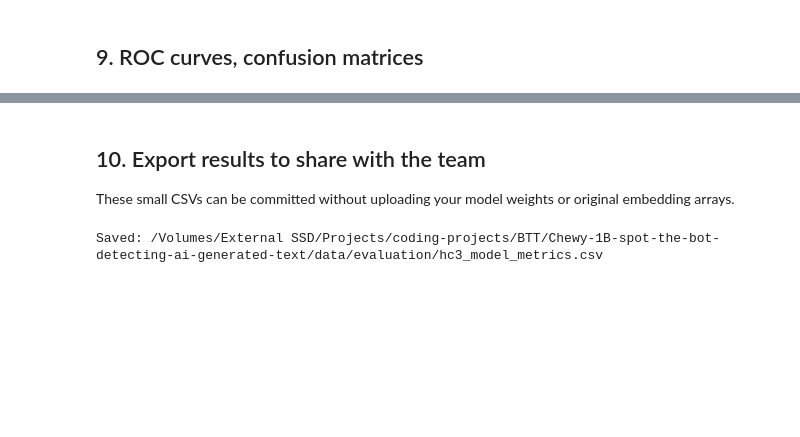
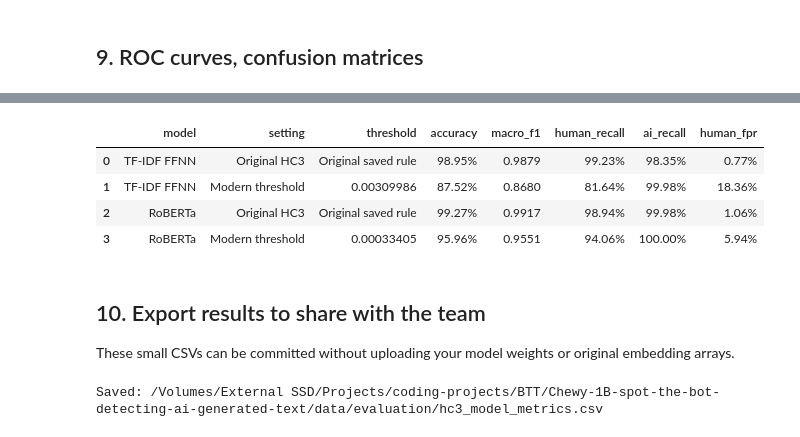
Before and after one commit to Break-Through-Tech/Chewy-1B-spot-the-bot-detecting-ai-generated-text, a Jupyter notebook: notebooks/evaluation/hc3_model_comparison.ipynb, the cells around one changed output, grey strips where cells are left out. Cells and saved outputs as stored; diff of their text form; code cells hidden in the pictures; blank space fills up the shorter version.

```diff
--- a/notebooks/evaluation/hc3_model_comparison.ipynb
+++ b/notebooks/evaluation/hc3_model_comparison.ipynb
@@ -316,3 +475,67 @@ plt.show()
+# %%
+from sklearn.metrics import accuracy_score, f1_score, confusion_matrix
+import pandas as pd
+import numpy as np
+
+# Thresholds selected during modern ChatGPT drift analysis
+modern_thresholds = {
+    "TF-IDF FFNN": 0.00309986,
+    "RoBERTa": 0.00033405
+}
+
+results = []
+
+for name, modern_threshold in modern_thresholds.items():
+    data = hc3_predictions[
+        hc3_predictions["model"] == name
+    ]
+
+    y = data["target"].to_numpy()
+    scores = data["score"].to_numpy()
+
+    # Original predictions and experimental modern threshold
+    comparisons = {
+        "Original HC3": data["prediction"].to_numpy(),
+        "Modern threshold": (scores >= modern_threshold).astype(int)
+    }
+
+    for setting, predictions in comparisons.items():
+        tn, fp, fn, tp = confusion_matrix(
+            y, predictions, labels=[0, 1]
+        ).ravel()
+
+        results.append({
+            "model": name,
+            "setting": setting,
+            "threshold": (
+                "Original saved rule"
+                if setting == "Original HC3"
+                else f"{modern_threshold:.8f}"
+            ),
+            "accuracy": accuracy_score(y, predictions),
+            "macro_f1": f1_score(y, predictions, average="macro"),
+            "human_recall": tn / (tn + fp),
+            "ai_recall": tp / (tp + fn),
+            "human_fpr": fp / (tn + fp)
+        })
+
+hc3_threshold_comparison = pd.DataFrame(results)
+
+display(
+    hc3_threshold_comparison.style.format({
+        "accuracy": "{:.2%}",
+        "macro_f1": "{:.4f}",
+        "human_recall": "{:.2%}",
+        "ai_recall": "{:.2%}",
+        "human_fpr": "{:.2%}"
+    })
+)
+# %% [output]
+|  | model | setting | threshold | accuracy | macro_f1 | human_recall | ai_recall | human_fpr |
+| 0 | TF-IDF FFNN | Original HC3 | Original saved rule | 98.95% | 0.9879 | 99.23% | 98.35% | 0.77% |
+| 1 | TF-IDF FFNN | Modern threshold | 0.00309986 | 87.52% | 0.8680 | 81.64% | 99.98% | 18.36% |
+| 2 | RoBERTa | Original HC3 | Original saved rule | 99.27% | 0.9917 | 98.94% | 99.98% | 1.06% |
+| 3 | RoBERTa | Modern threshold | 0.00033405 | 95.96% | 0.9551 | 94.06% | 100.00% | 5.94% |
 # %% [markdown]
 ## 10. Export results to share with the team
 
```
Also changed, not shown: parts of 15 cells of this notebook, 1 other file.
